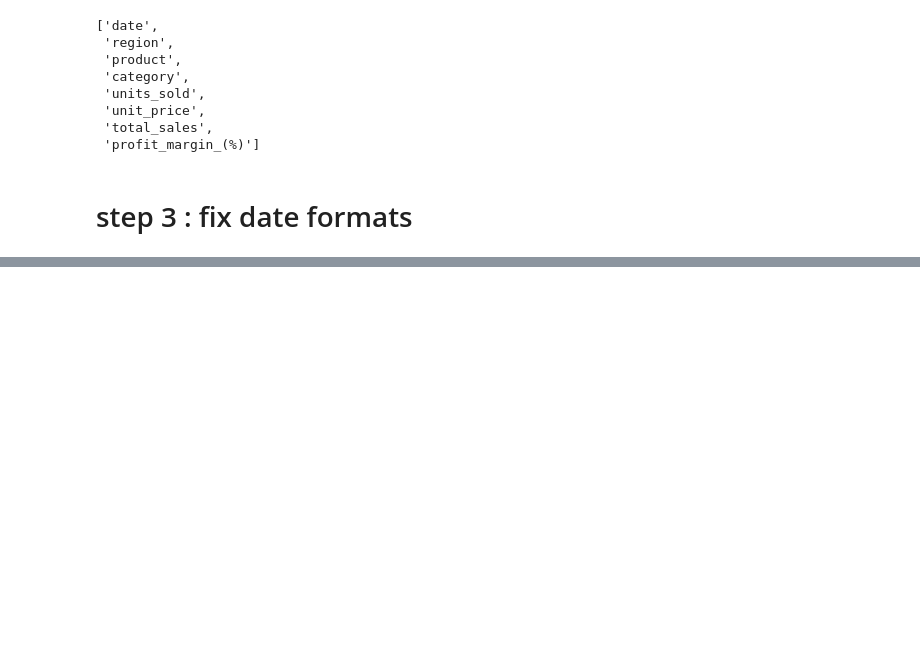
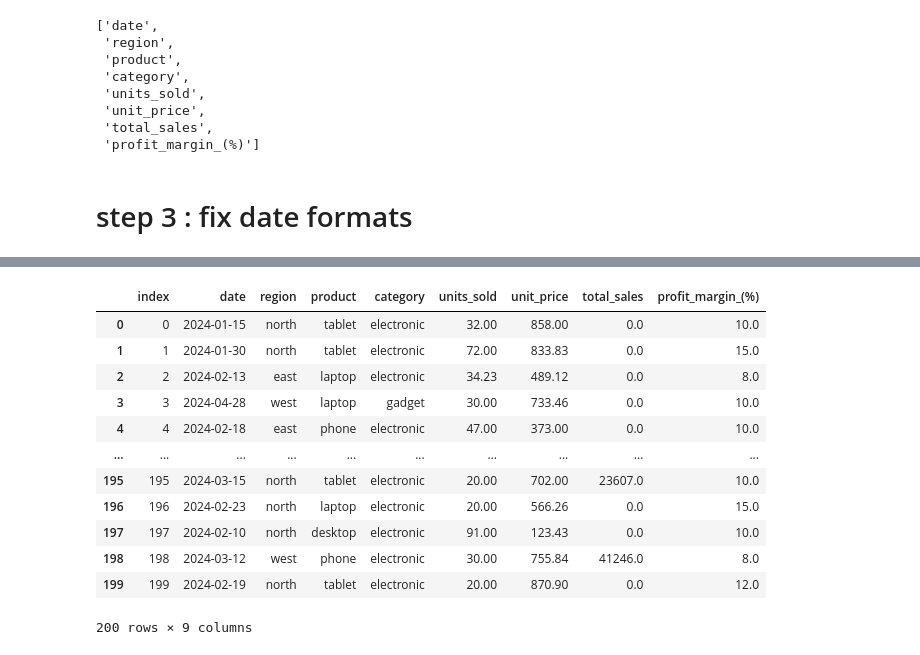
Before and after one commit to amirhjadidi/Data-Cleaning-Framework, a Jupyter notebook: sales/sales_dataset_cleaning.ipynb, the cells around one changed output, grey strips where cells are left out. Cells and saved outputs as stored; diff of their text form; code cells hidden in the pictures; blank space fills up the shorter version.

```diff
--- a/sales/sales_dataset_cleaning.ipynb
+++ b/sales/sales_dataset_cleaning.ipynb
@@ -134,0 +252,14 @@ data.columns.to_list()
+# %%
+# data["unit_price"] = (
+#     data["unit_price"]
+#     .str.replace("$", "", regex=True)
+#     .str.replace("USD", "", regex=False)
+#     .str.strip()
+# )
+
+data["unit_price"] = (
+    data["unit_price"].str.replace("[$,USD]", "", regex=True).str.strip()
+)
+
+
+data["unit_price"] = pd.to_numeric(data["unit_price"], errors="coerce")
@@ -134,0 +343,19 @@ data.columns.to_list()
+# %%
+data.dropna(
+    subset=["date", "total_sales", "region"],
+    inplace=True,
+)
+# %% [output]
+|  | index | date | region | product | category | units_sold | unit_price | total_sales | profit_margin_(%) |
+| 0 | 0 | 2024-01-15 | north | tablet | electronic | 32.00 | 858.00 | 0.0 | 10.0 |
+| 1 | 1 | 2024-01-30 | north | tablet | electronic | 72.00 | 833.83 | 0.0 | 15.0 |
+| 2 | 2 | 2024-02-13 | east | laptop | electronic | 34.23 | 489.12 | 0.0 | 8.0 |
+| 3 | 3 | 2024-04-28 | west | laptop | gadget | 30.00 | 733.46 | 0.0 | 10.0 |
+| 4 | 4 | 2024-02-18 | east | phone | electronic | 47.00 | 373.00 | 0.0 | 10.0 |
+| ... | ... | ... | ... | ... | ... | ... | ... | ... | ... |
+| 195 | 195 | 2024-03-15 | north | tablet | electronic | 20.00 | 702.00 | 23607.0 | 10.0 |
+| 196 | 196 | 2024-02-23 | north | laptop | electronic | 20.00 | 566.26 | 0.0 | 15.0 |
+| 197 | 197 | 2024-02-10 | north | desktop | electronic | 91.00 | 123.43 | 0.0 | 10.0 |
+| 198 | 198 | 2024-03-12 | west | phone | electronic | 30.00 | 755.84 | 41246.0 | 8.0 |
+| 199 | 199 | 2024-02-19 | north | tablet | electronic | 20.00 | 870.90 | 0.0 | 12.0 |
+200 rows × 9 columns
```
Also changed, not shown: parts of 28 cells of this notebook.
